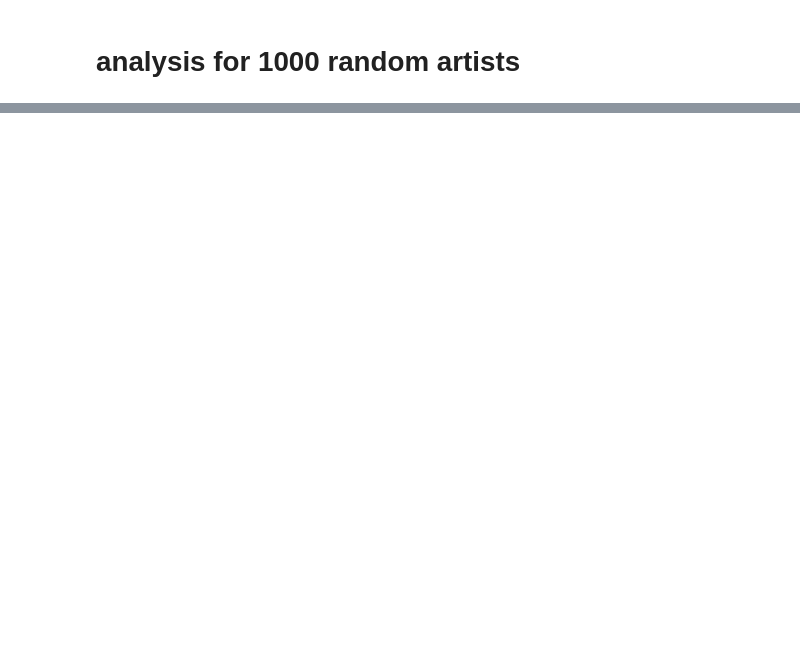
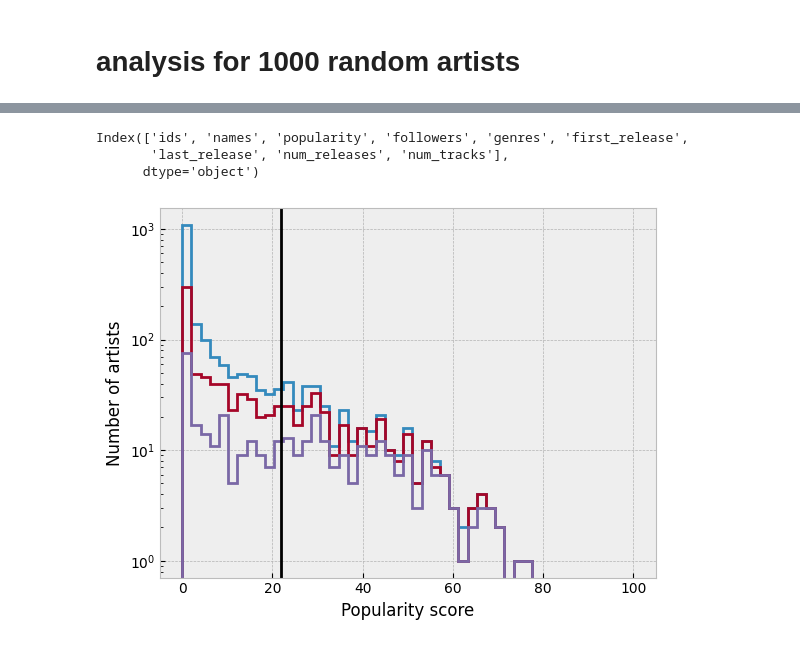
Before and after one commit to sjeffreson/serch, a Jupyter notebook: Do_ArtistNames_analysis.ipynb, the cells around one changed output, grey strips where cells are left out. Cells and saved outputs as stored; diff of their text form; code cells hidden in the pictures; blank space fills up the shorter version.

```diff
--- a/Do_ArtistNames_analysis.ipynb
+++ b/Do_ArtistNames_analysis.ipynb
@@ -42,0 +48,17 @@ dict_keys(['ids', 'names', 'popularity', 'followers', 'genres', 'first_release',
+# %%
+active_artist_info = data.get_active_artists()
+active_artist_info_strict = data.get_active_artists(strict=True)
+# %%
+print(data.artist_info.keys())
+plt.hist(data.artist_info['popularity'], bins=np.linspace(0, 100, 50), histtype='step', lw=2, log=True)
+plt.hist(active_artist_info['popularity'], bins=np.linspace(0, 100, 50), histtype='step', lw=2, log=True)
+plt.hist(active_artist_info_strict['popularity'], bins=np.linspace(0, 100, 50), histtype='step', lw=2, log=True)
+plt.axvline(np.median(active_artist_info_strict['popularity']), color='k')
+plt.xlabel(r'Popularity score')
+plt.ylabel(r'Number of artists')
+plt.show()
+# %% [output]
+Index(['ids', 'names', 'popularity', 'followers', 'genres', 'first_release',
+       'last_release', 'num_releases', 'num_tracks'],
+      dtype='object')
+[figure, added]
```
Also changed, not shown: parts of 11 cells of this notebook, 3 other files.
